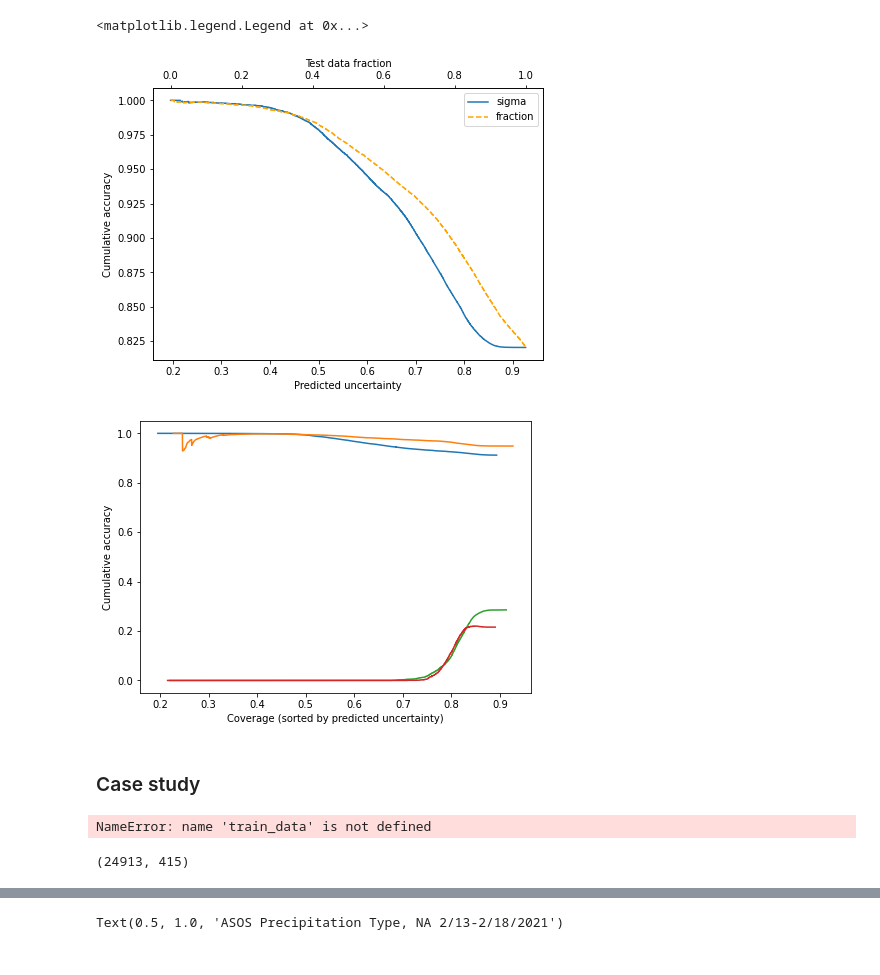
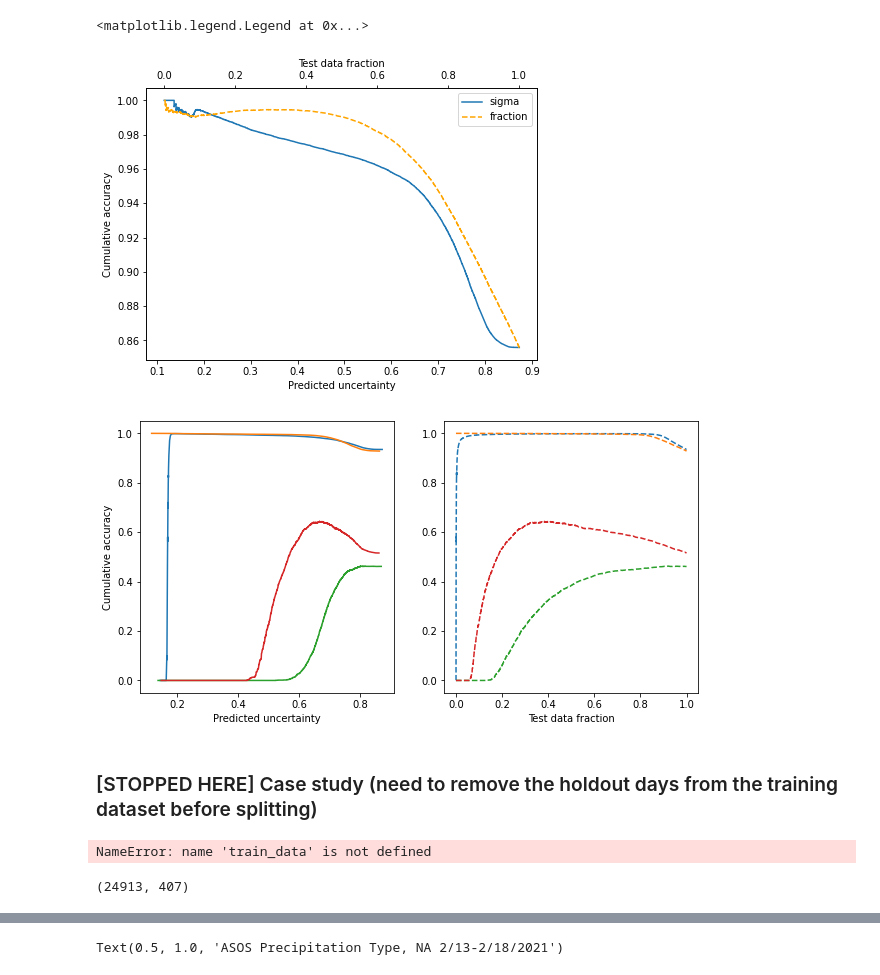
Before and after one commit to ai2es/evidential, a Jupyter notebook: notebooks/evaluate_classifier_ptype.ipynb, the cells around one changed output, grey strips where cells are left out. Cells and saved outputs as stored; diff of their text form; code cells hidden in the pictures.

Commit message:
Added evidential approach for tabular classification datasets

```diff
--- a/notebooks/categorical.ipynb
+++ b/notebooks/evaluate_classifier_ptype.ipynb
@@ -300,4 +24,2 @@ config = "config/p-type.yml"
 with open(config) as cf:
     conf = yaml.load(cf, Loader=yaml.FullLoader)
-# %%
-df = pd.read_parquet(conf['data_path'])
@@ -332,19 +25,0 @@ use_uncertainty = False if loss == "ce" else True
-# %%
-#split and preprocess the data
-df['day'] = df['datetime'].apply(lambda x: str(x).split(' ')[0])
-
-splitter = GroupShuffleSplit(n_splits=n_splits, train_size=train_size1)
-train_idx, test_idx = list(splitter.split(df, groups=df['day']))[0]
-train_data, test_data = df.iloc[train_idx], df.iloc[test_idx]
-
-splitter = GroupShuffleSplit(n_splits=n_splits, train_size=train_size2)
-train_idx, valid_idx = list(splitter.split(train_data, groups=train_data['day']))[0]
-train_data, valid_data = train_data.iloc[train_idx], train_data.iloc[valid_idx]
-
-scaler_x = StandardScaler()
-x_train = scaler_x.fit_transform(train_data[features])
-x_valid = scaler_x.transform(valid_data[features])
-x_test = scaler_x.transform(test_data[features])
-y_train = np.argmax(train_data[outputs].to_numpy(), 1)
-y_valid = np.argmax(valid_data[outputs].to_numpy(), 1)
-y_test = np.argmax(test_data[outputs].to_numpy(), 1)
@@ -518 +29,5 @@ test_data = pd.read_parquet(f"results/categorical/test_data.parquet")
+# %%
+train_data = pd.read_parquet(f"{save_loc}/train.parquet")
+valid_data = pd.read_parquet(f"{save_loc}/valid.parquet")
+test_data = pd.read_parquet(f"{save_loc}/test.parquet")
 # %%
@@ -630,20 +129,30 @@ ax.set_xlabel("Predicted uncertainty")
 plt.legend([l1, l2], ["sigma", "fraction"])
 # %% [output]
 <matplotlib.legend.Legend at 0x...>
-[figure, old version]
+[figure, new version]
 # %%
-fig = plt.figure(figsize=(7, 5))
-ax = fig.add_subplot(1, 1, 1)
+fig, ax = plt.subplots(1, 2, figsize=(10, 5), sharey='col')
 
 for c in [cond0, cond1, cond2, cond3]:
     _test_data_sorted = compute_cov(test_data[c], col = "uncertainty", quan = "acc", ascending = True)
-    ax.plot(
+    ax[0].plot(
         _test_data_sorted["uncertainty"],
         _test_data_sorted["cu_acc"]
     )
+    _test_data_sorted = compute_cov(test_data[c], col = "uncertainty", quan = "acc", ascending = True)
+    ax[1].plot(
+        _test_data_sorted["uncertainty_cov"],
+        _test_data_sorted["cu_acc"],
+        ls = "--"
+    )
 
-ax.set_ylabel("Cumulative accuracy")
-ax.set_xlabel("Coverage (sorted by predicted uncertainty)")
+ax[0].set_ylabel("Cumulative accuracy")
+#ax[0].set_xlabel("Coverage (sorted by predicted uncertainty)")
+
+ax[1].set_xlabel("Test data fraction")
+ax[0].set_xlabel("Predicted uncertainty")
+
+
 plt.show()
 # %% [output]
-[figure, old version]
+[figure, new version]
@@ -689,3 +159,3 @@ plt.show()
-# %% [markdown]
-### Case study
+# %% [markdown]
+### [STOPPED HERE] Case study (need to remove the holdout days from the training dataset before splitting)
 # %%
@@ -711,4 +184,4 @@ df_na_asos = df_asos[(df_asos["lat"] <= 50.0) & (df_asos["lat"] >= 24.0) &
 # %%
 df_na_asos.shape
 # %% [output]
-(24913, 415)
+(24913, 407)
```
Also changed, not shown: parts of 33 cells of this notebook, 4 other files.
